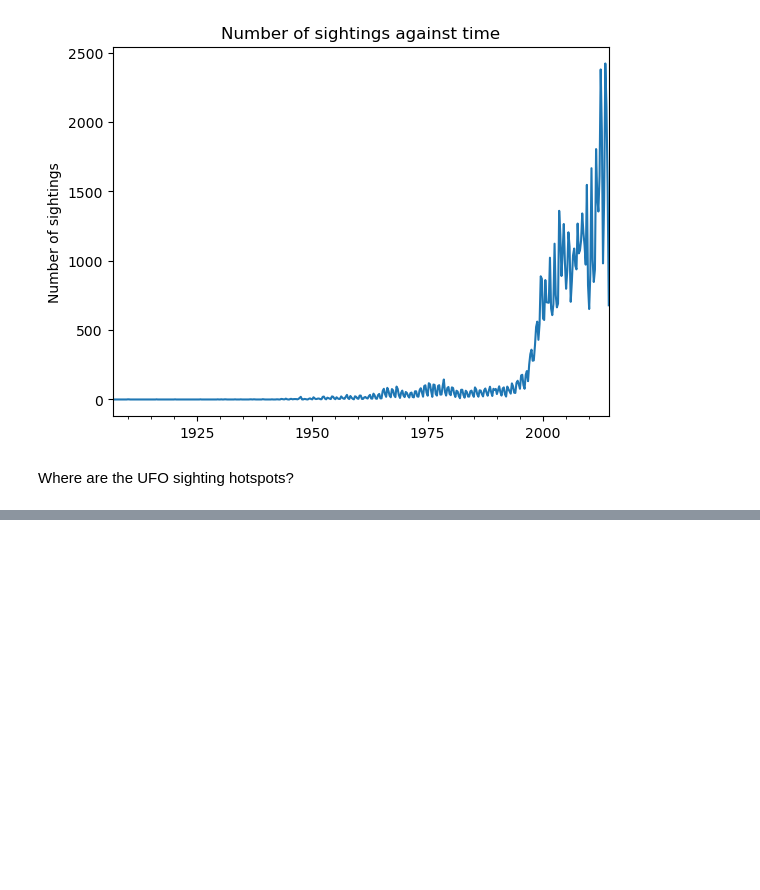
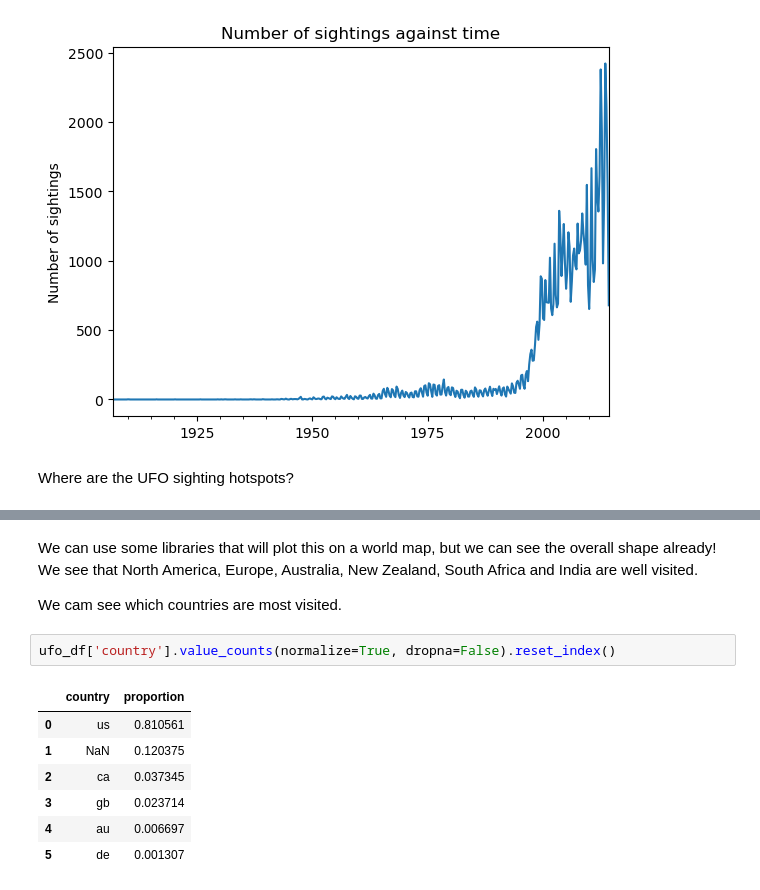
Before and after one commit to codelabspro/ontology, a Jupyter notebook: space_1.ipynb, the cells around one changed output, grey strips where cells are left out. Drawn from its saved outputs; the diff is of its cells as text; blank space fills up the shorter version.

```diff
--- a/space_1.ipynb
+++ b/space_1.ipynb
@@ -40,0 +44,14 @@ sns.scatterplot(data=ufo_df, x='longitude', y='latitude')
+# %% [markdown]
+We can use some libraries that will plot this on a world map, but we can see the overall shape already! We see that North America, Europe, Australia, New Zealand, South Africa and India are well visited.
+
+We cam see which countries are most visited.
+# %%
+ufo_df['country'].value_counts(normalize=True, dropna=False).reset_index()
+# %% [output]
+|  | country | proportion |
+| 0 | us | 0.810561 |
+| 1 | NaN | 0.120375 |
+| 2 | ca | 0.037345 |
+| 3 | gb | 0.023714 |
+| 4 | au | 0.006697 |
+| 5 | de | 0.001307 |
```
Also changed, not shown: parts of 3 cells of this notebook, 2 other files.
